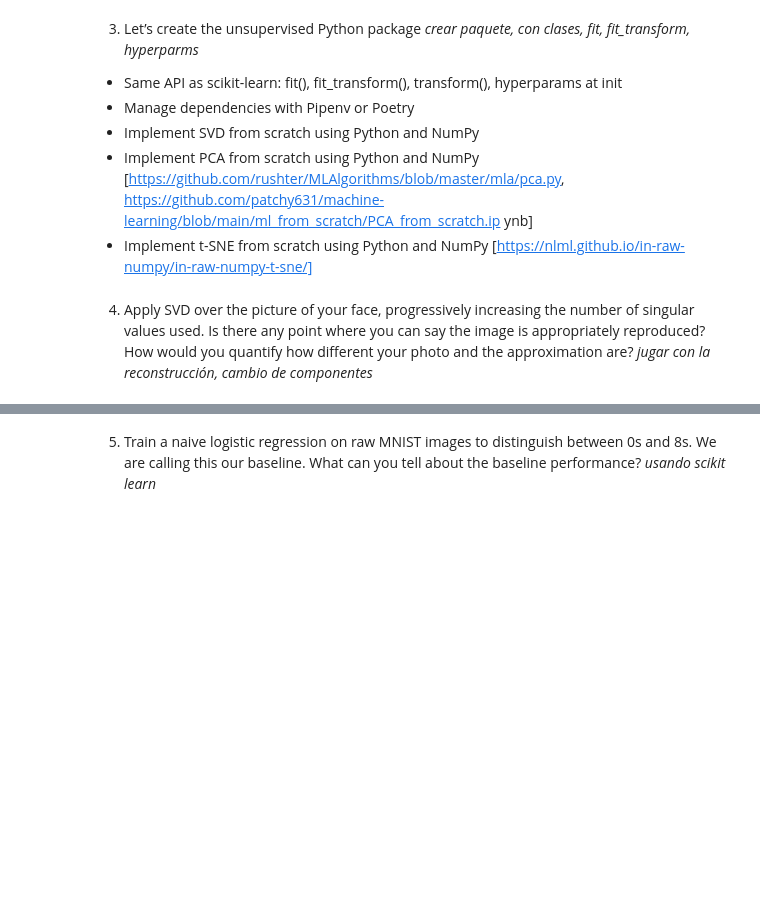
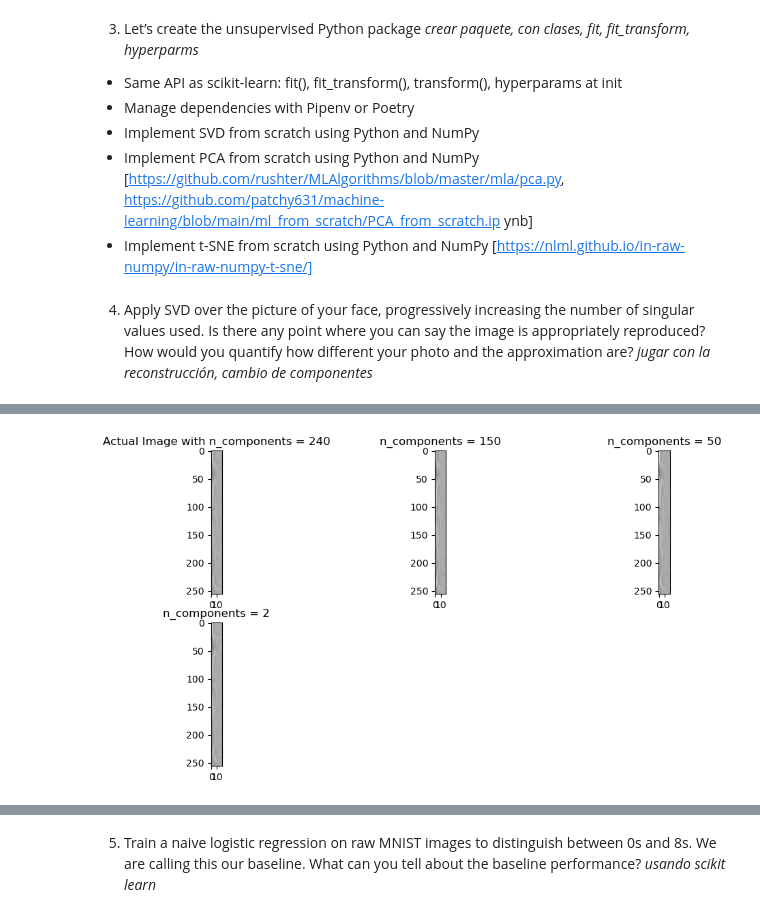
Before and after one commit to 00Fede/MLIIWorkshopI, a Jupyter notebook: Lab1.ipynb, the cells around one changed output, grey strips where cells are left out. Saved outputs shown, nothing was run; the diff lists cells and outputs as text; code cells hidden in the pictures; blank space fills up the shorter version.

```diff
--- a/Lab1.ipynb
+++ b/Lab1.ipynb
@@ -203,0 +329,17 @@ _jugar con la reconstrucción, cambio de componentes_
+# %%
+from matplotlib.image import imread
+#my_face_file = "averaged_face.jpg"
+my_face_file = "sebastian_torres.jpg"
+processed_folder_path = "photos_processed"
+
+img = imread(os.path.join(processed_folder_path, my_face_file))
+
+#Calling the corresponding Fuctions and saving the values in variables
+Vt = calcMat(img, 1)
+U = calcMat(img,2)
+Sigma = calcD(img)
+
+
+print(Vt,"\n")
+print(U, "\n")
+print(Sigma)
@@ -203,0 +364,19 @@ _jugar con la reconstrucción, cambio de componentes_
+# %%
+# plot images with different number of components
+comps = [240, 150, 50, 2]
+plt.figure(figsize=(12, 6))
+
+for i in range(len(comps)):
+    low_rank = Vt
+
+    if(i == 0):
+        plt.subplot(2, 3, i+1),
+        plt.imshow(low_rank, cmap='gray'),
+        plt.title(f'Actual Image with n_components = {comps[i]}')
+
+    else:
+        plt.subplot(2, 3, i+1),
+        plt.imshow(low_rank, cmap='gray'),
+        plt.title(f'n_components = {comps[i]}')
+# %% [output]
+[figure, added]
```
Also changed, not shown: parts of 12 cells of this notebook, 7 other files.
